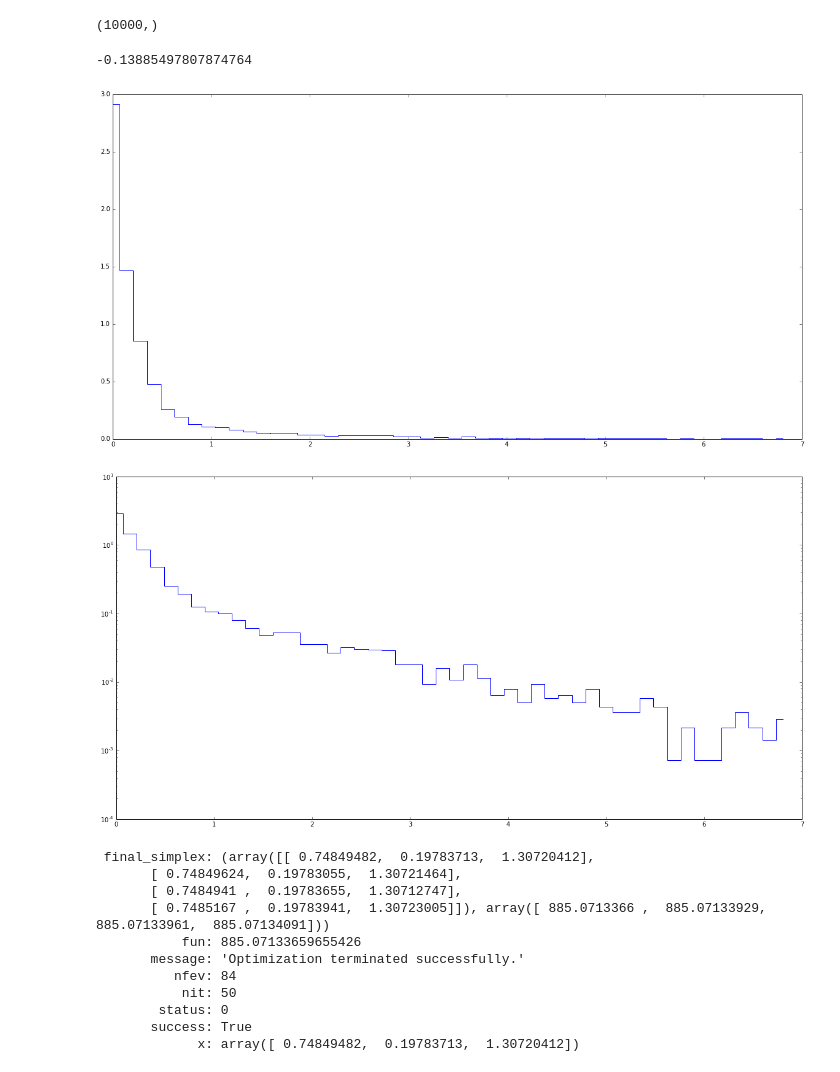
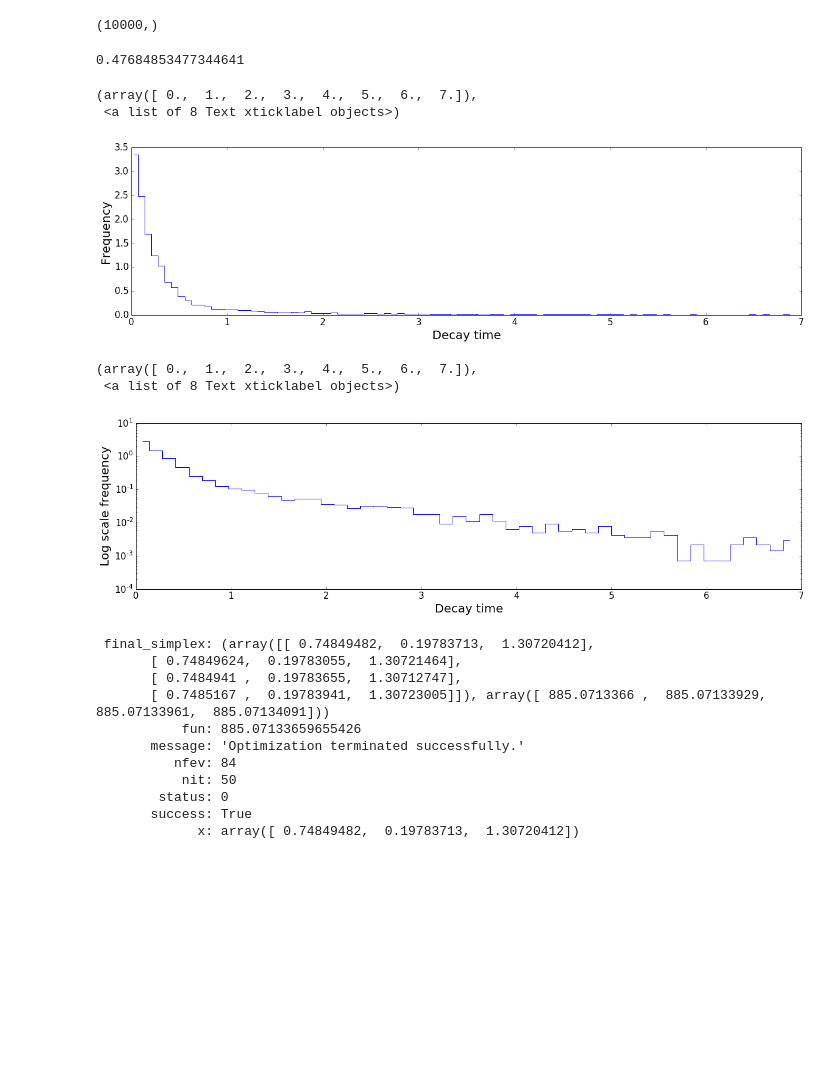
Before and after one commit to calumhrmurray/NumRep, a Jupyter notebook: max_likelihood/initial_notebook.ipynb, the cells around one changed output. Saved outputs shown, nothing was run; the diff lists cells and outputs as text; code cells hidden in the pictures; blank space fills up the shorter version.

```diff
--- a/max_likelihood/initial_notebook.ipynb
+++ b/max_likelihood/initial_notebook.ipynb
@@ -12,22 +12,39 @@ data = np.loadtxt('DecayTimesData.txt')
 data.shape
 # %% [output]
 (10000,)
+# %%
+np.mean(data)
+# %% [output]
+0.47684853477344641
+# %%
+f,bins = np.histogram(data,bins=100,normed=True)
+step = bins[1]-bins[0]
+plt.figure(figsize=(20,5))
+plt.plot(bins[1:]-step/2,f,drawstyle='steps-mid')
+tau = 0.3
+#plt.plot([x for x in np.arange(0,7,0.1)],[(1/tau)*np.exp(-x/tau) for x in np.arange(0,7,0.1)],'--')
+plt.xlabel('Decay time',fontsize=20)
+plt.ylabel('Frequency',fontsize=20)
+plt.yticks(fontsize=15)
+plt.xticks(fontsize=15)
+# %% [output]
+(array([ 0.,  1.,  2.,  3.,  4.,  5.,  6.,  7.]),
+ <a list of 8 Text xticklabel objects>)
+[figure, added]
 # %%
 f,bins = np.histogram(data,bins=50,normed=True)
-step = bins[0]-bins[1]
-plt.figure(figsize=(20,10))
-plt.plot(bins[:-1],f,drawstyle='steps-mid')
-step
+step = bins[1]-bins[0]
+plt.figure(figsize=(20,5))
+plt.plot(bins[:-1]+step/2,f,drawstyle='steps-mid')
+plt.yscale('log')
+plt.xlabel('Decay time',fontsize=20)
+plt.ylabel('Log scale frequency',fontsize=20)
+plt.yticks(fontsize=15)
+plt.xticks(fontsize=15)
 # %% [output]
--0.13885497807874764
+(array([ 0.,  1.,  2.,  3.,  4.,  5.,  6.,  7.]),
+ <a list of 8 Text xticklabel objects>)
-[figure, old version]
+[figure, new version]
-# %%
-f,bins = np.histogram(data,bins=50,normed=True)
-plt.figure(figsize=(20,10))
-plt.plot(bins[:-1],f,drawstyle='steps-mid')
-plt.yscale('log')
-# %% [output]
-[figure, removed]
 # %%
 def pdf(theta,t):
     f,tau1,tau2 = theta
```
Also changed, not shown: 8 other files.
